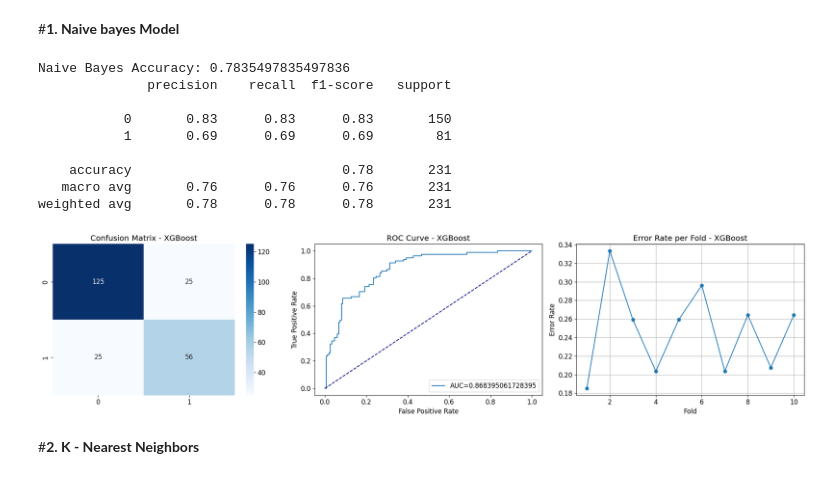
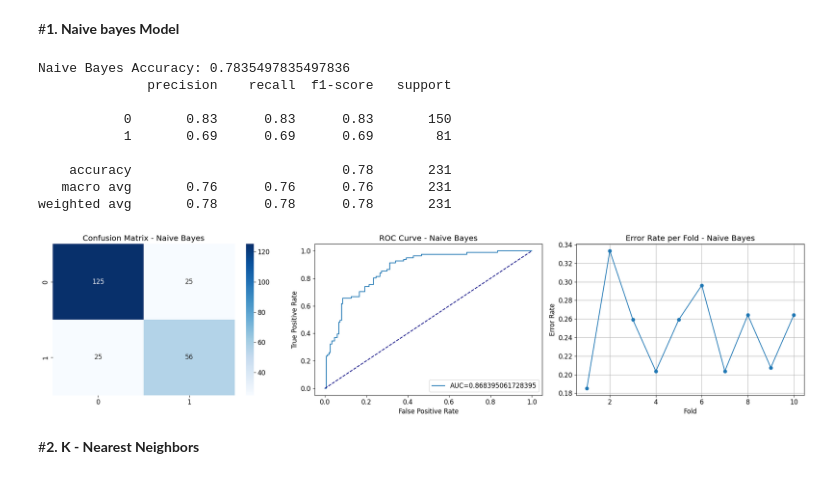
Before and after one commit to marziye-jalili/deep_learning, a Jupyter notebook: Pima_Indians_Diabetes_3.ipynb, the cells around one changed output. Saved outputs shown, nothing was run; the diff lists cells and outputs as text; code cells hidden in the pictures.

```diff
--- a/Pima_Indians_Diabetes_3.ipynb
+++ b/Pima_Indians_Diabetes_3.ipynb
@@ -297,38 +297,38 @@ def plot_error_rates(error_rates, ax, title):
 # %%
 # Naive Bayes
 nb_classifier = GaussianNB()
 nb_accuracy, nb_report, nb_conf_matrix, nb_model = evaluate_model(nb_classifier, X_train_scaled, X_test_scaled, y_train_scaled, y_test_scaled)
 print("Naive Bayes Accuracy:", nb_accuracy)
 print(nb_report)
 
 
-# Create subplots for XGBoost
+# Create subplots for Naive Bayes
 fig, ax = plt.subplots(1, 3, figsize=(20, 5))
 
-# Plot Confusion Matrix for XGBoost
+# Plot Confusion Matrix for Naive Bayes
 sns.heatmap(pd.DataFrame(nb_conf_matrix), annot=True, cmap='Blues', fmt='d', ax=ax[0])
-ax[0].set_title("Confusion Matrix - XGBoost")
+ax[0].set_title("Confusion Matrix - Naive Bayes")
 
-# Plot ROC Curve for XGBoost
-plot_roc_curve(nb_model, X_test_scaled, y_test_scaled, ax[1], "XGBoost")
+# Plot ROC Curve for Naive Bayes
+plot_roc_curve(nb_model, X_test_scaled, y_test_scaled, ax[1], "Naive Bayes")
 
-# Calculate and plot error rates during cross-validation for XGBoost
+# Calculate and plot error rates during cross-validation for Naive Bayes
 error_rates_xgb = calculate_error_rates(nb_model, X_train_scaled, y_train_scaled, cv=StratifiedKFold(n_splits=10))
-plot_error_rates(error_rates_xgb, ax[2], "XGBoost")
+plot_error_rates(error_rates_xgb, ax[2], "Naive Bayes")
 
 plt.tight_layout()
 plt.show()
 # %% [output]
 Naive Bayes Accuracy: 0.7835497835497836
               precision    recall  f1-score   support
 
            0       0.83      0.83      0.83       150
            1       0.69      0.69      0.69        81
 
     accuracy                           0.78       231
    macro avg       0.76      0.76      0.76       231
 weighted avg       0.78      0.78      0.78       231
-[figure, old version]
+[figure, new version]
 # %% [markdown]
 #**2. K - Nearest Neighbors**
 # %%
```
